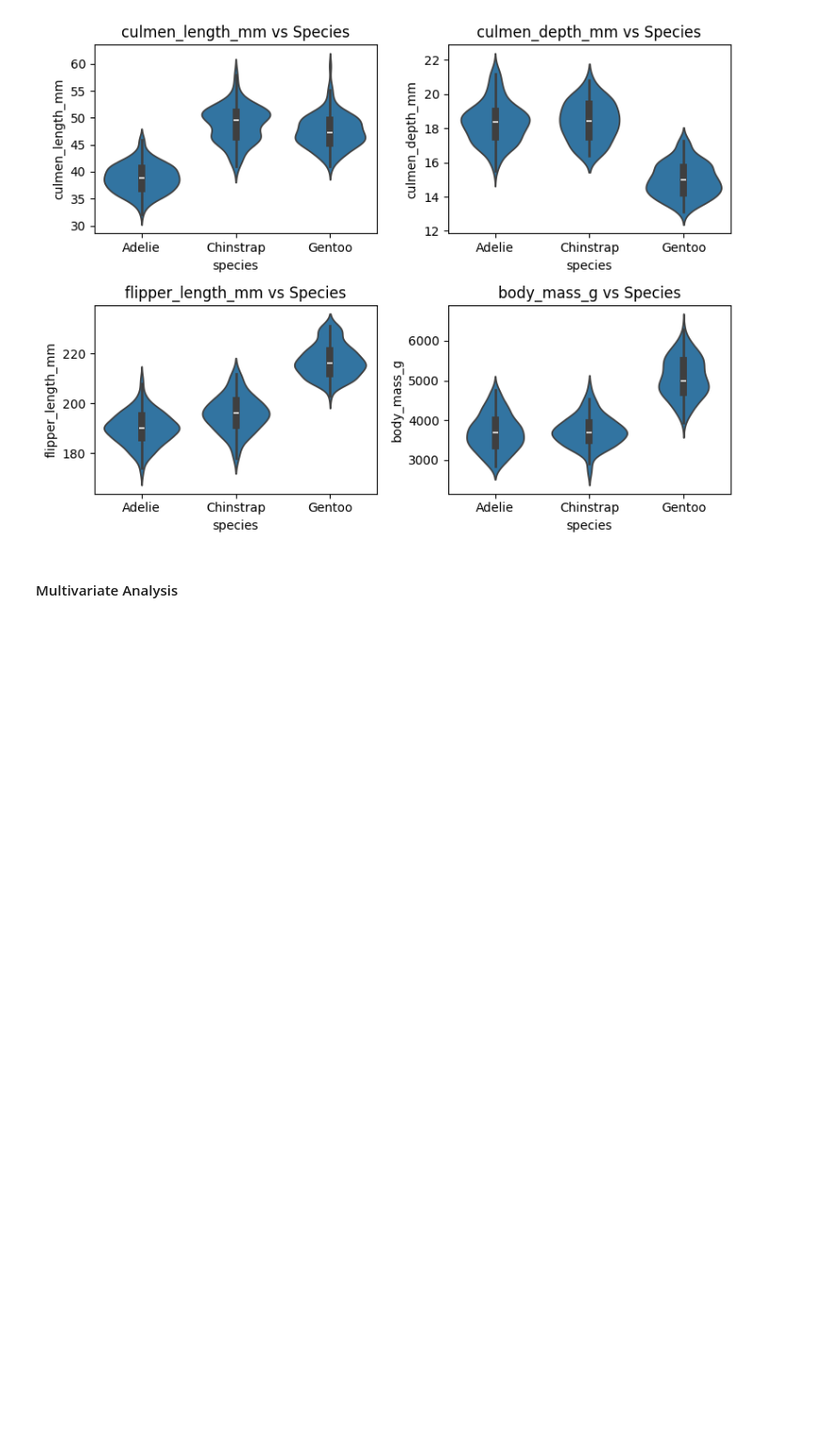
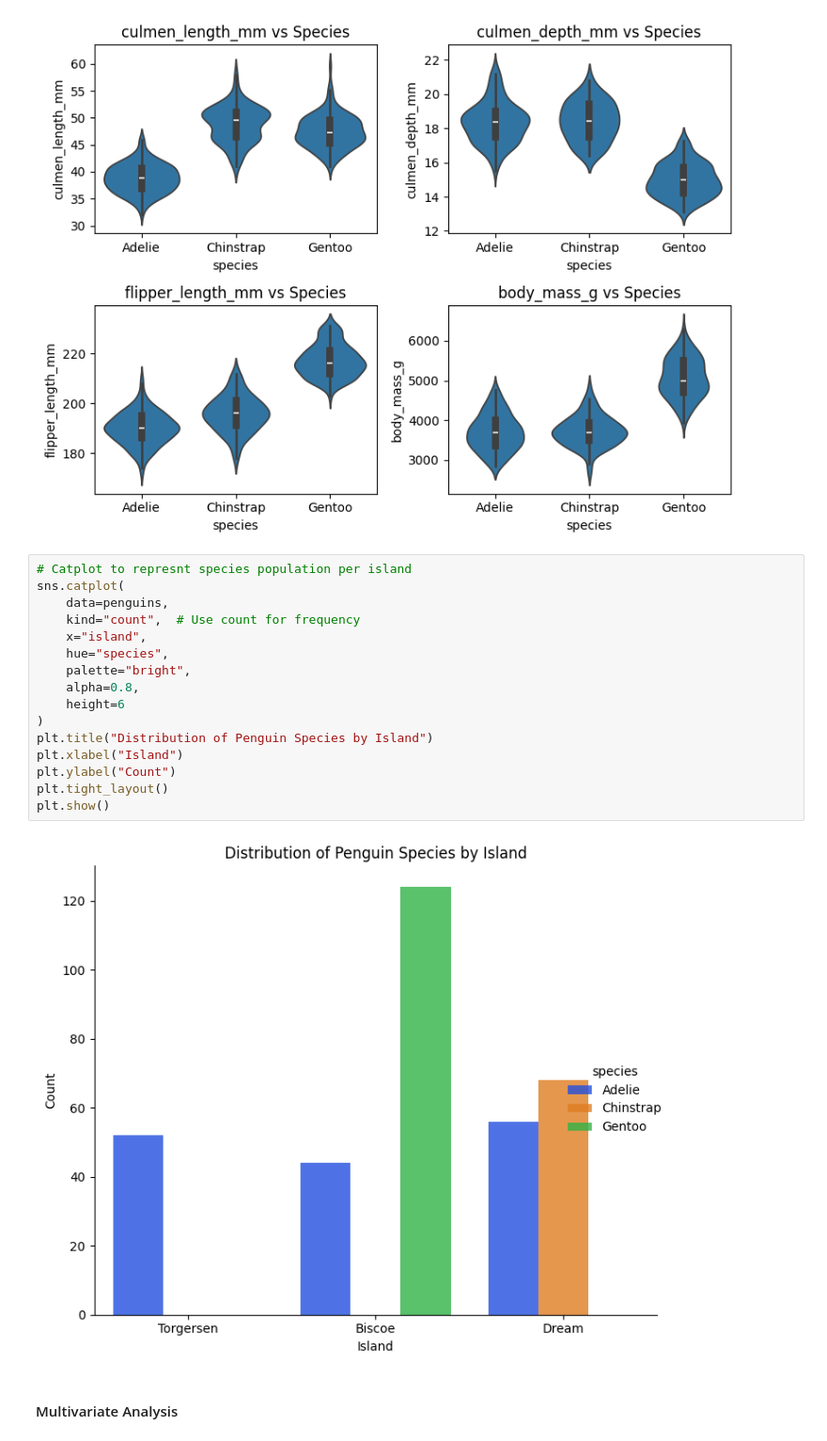
Before and after one commit to kunalvirwal/Palmer-Archipelago-penguin-dataset-EDA, a Jupyter notebook: main.ipynb, the cells around one changed output. Shown at 94% size. Saved outputs shown, nothing was run; the diff lists cells and outputs as text; blank space fills up the shorter version.

```diff
--- a/main.ipynb
+++ b/main.ipynb
@@ -213,6 +215,24 @@ plt.show()
 # %% [output]
 [figure]
 [figure]
+# %%
+# Catplot to represnt species population per island
+sns.catplot(
+    data=penguins,
+    kind="count",  # Use count for frequency
+    x="island",
+    hue="species",
+    palette="bright",
+    alpha=0.8,
+    height=6
+)
+plt.title("Distribution of Penguin Species by Island")
+plt.xlabel("Island")
+plt.ylabel("Count")
+plt.tight_layout()
+plt.show()
+# %% [output]
+[figure, added]
 # %% [markdown]
 #### Multivariate Analysis
 # %%
```
Also changed, not shown: parts of 2 cells of this notebook, 1 other file.
